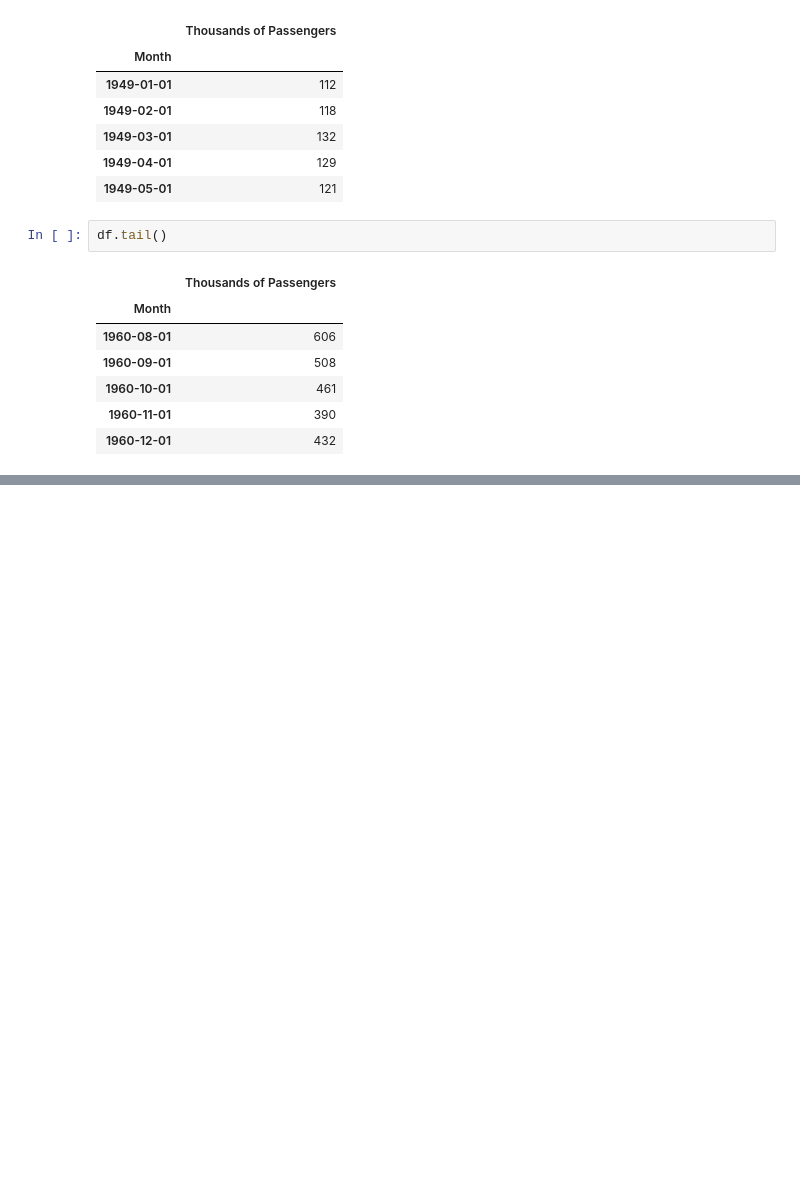
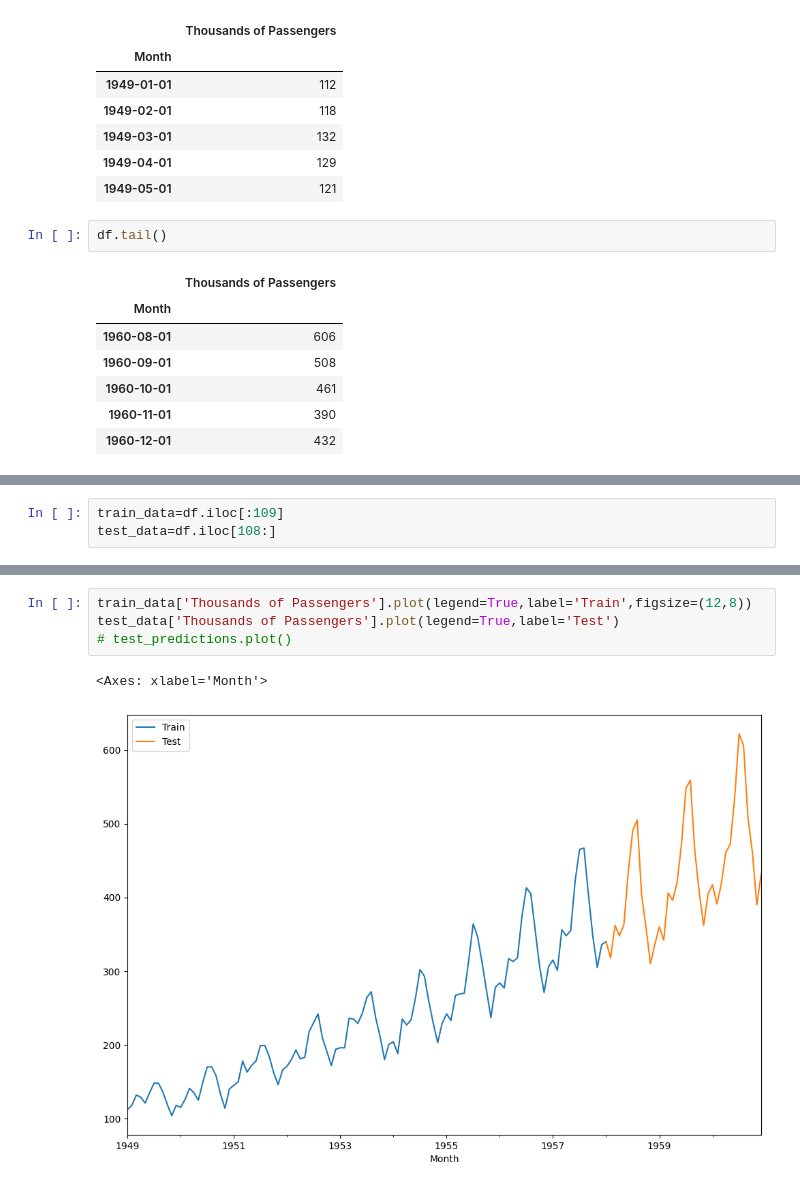
Before and after one commit to nmaiya/ColabTimeSeries, a Jupyter notebook: GeneralForcasting.ipynb, the cells around one changed output, grey strips where cells are left out. Saved outputs shown, nothing was run; the diff lists cells and outputs as text; blank space fills up the shorter version.

```diff
--- a/GeneralForcasting.ipynb
+++ b/GeneralForcasting.ipynb
@@ -38,0 +51,3 @@ df.tail()
+# %%
+train_data=df.iloc[:109]
+test_data=df.iloc[108:]
@@ -38,0 +80,7 @@ df.tail()
+# %%
+train_data['Thousands of Passengers'].plot(legend=True,label='Train',figsize=(12,8))
+test_data['Thousands of Passengers'].plot(legend=True,label='Test')
+# test_predictions.plot()
+# %% [output]
+<Axes: xlabel='Month'>
+[figure, added]
```
Also changed, not shown: parts of 6 cells of this notebook.
